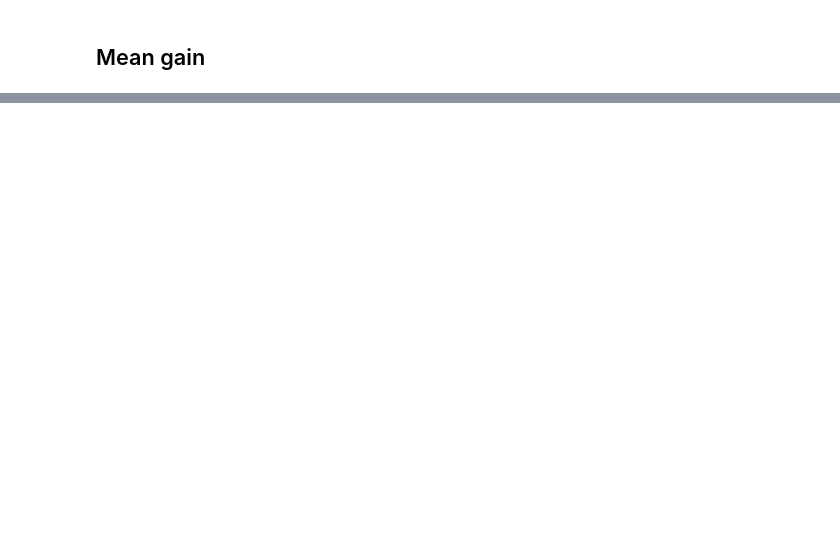
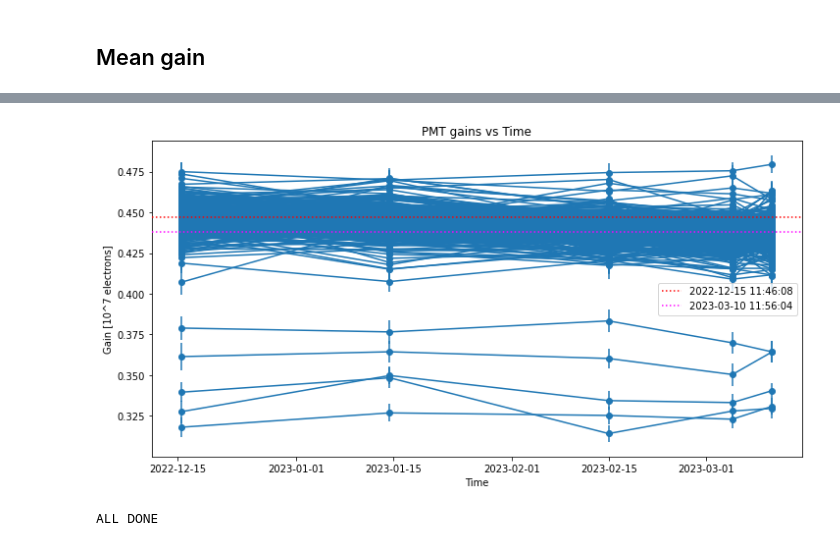
Before and after one commit to mvicenzi/pmt-calibration, a Jupyter notebook: analyze_runs/python/make_timeseries_plot.ipynb, the cells around one changed output, grey strips where cells are left out. Cells and saved outputs as stored; diff of their text form; code cells hidden in the pictures; blank space fills up the shorter version.

```diff
--- a/analyze_runs/python/make_timeseries_plot.ipynb
+++ b/analyze_runs/python/make_timeseries_plot.ipynb
@@ -129,34 +162,43 @@ plt.show()
 # %%
-fig, ax = plt.subplots(1,1, figsize=(15, 7))
+fig, ax = plt.subplots(1,1, figsize=(10, 5))
 
 for PMT in range(0, 360): #[1, 240]:
 
         if PMT in offchs:
             continue
 
         df = data[data.pmt==PMT]
 
         # Extract the data of interest.
-        t = np.array([datetime.fromtimestamp(tt).strftime('%D %H:%M') for tt in df.index])
+        t = np.array([datetime.fromtimestamp(tt) for tt in df.index])
         q = np.array(df["q"])
         eq = np.array(df["eq"])
         npoints = len(q)
 
         # Make the data plot
         if npoints ==0:
             print("PMT {} has no correct data associated".format(PMT))
             continue
 
         #label='\n'.join( ['Data PMT %d' % pmt,
         #              '  Operative voltage: %d V' % voltage,
         #              '  Number of time points: %d' % npoints])
-        out = ax.errorbar( x=t, y=q, yerr=eq, fmt='o-')#, label=label)
+        out = ax.errorbar( x=t, y=q, yerr=eq, fmt='o-', color="#1f77b4")#, label=label)
 
 
         #legend = fig.legend(fontsize=10, bbox_to_anchor=[1.18, 0.99])
         #legend.get_frame().set_alpha(None)
         fig.tight_layout()
 
+ax.axhline(y=qm[0], color="red", linestyle='dotted', label=tm[0], zorder=10)
+ax.axhline(y=qm[-1], color="magenta", linestyle='dotted', label=tm[-1], zorder=10)
+plt.xlabel("Time")
+plt.ylabel("Gain [10^7 electrons]")
+plt.title("PMT gains vs Time")
+plt.legend()
 plt.show()
 
 print("ALL DONE")
+# %% [output]
+[figure, added]
+ALL DONE
```
Also changed, not shown: parts of 5 cells of this notebook, 4 other files.
